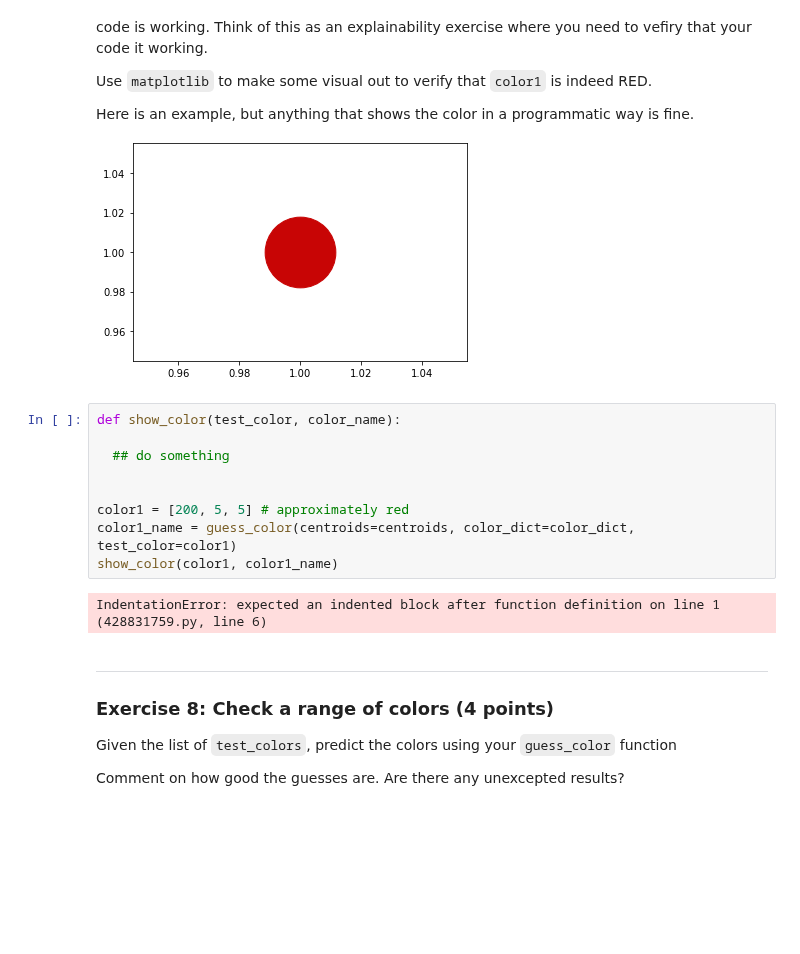
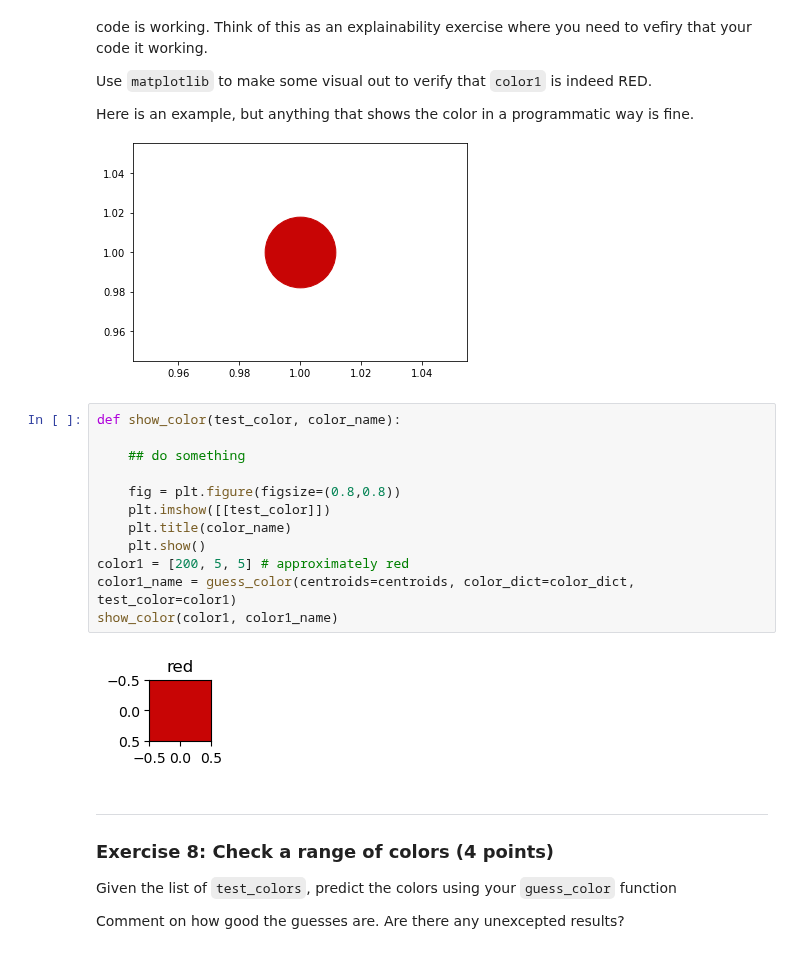
Before and after one commit to jinglange/w207_Homework, a Jupyter notebook: 08 Kmeans Clustering.ipynb, the cells around one changed output. Cells and saved outputs as stored; diff of their text form; blank space fills up the shorter version.

```diff
--- a/08 Kmeans Clustering.ipynb
+++ b/08 Kmeans Clustering.ipynb
@@ -294,14 +292,17 @@ Here is an example, but anything that shows the color in a programmatic way is f
 # %%
 def show_color(test_color, color_name):
 
-  ## do something
+    ## do something
 
-
+    fig = plt.figure(figsize=(0.8,0.8))
+    plt.imshow([[test_color]])
+    plt.title(color_name)
+    plt.show()
 color1 = [200, 5, 5] # approximately red
 color1_name = guess_color(centroids=centroids, color_dict=color_dict, test_color=color1)
 show_color(color1, color1_name)
 # %% [output]
-IndentationError: expected an indented block after function definition on line 1 (428831759.py, line 6)
+[figure, added]
 # %% [markdown]
 ---
 ### Exercise 8: Check a range of colors (4 points)
```
Also changed, not shown: parts of 4 cells of this notebook.
